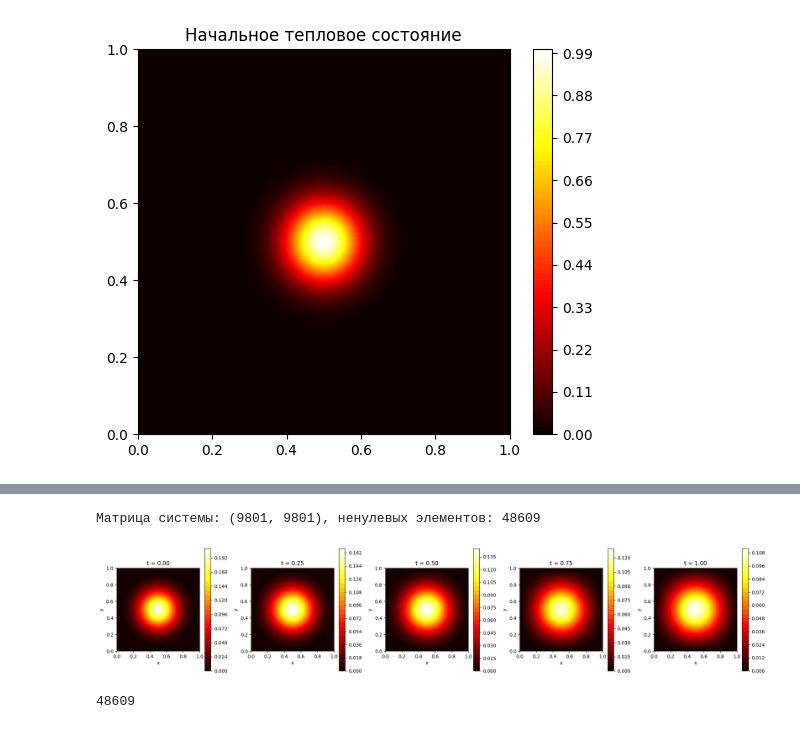
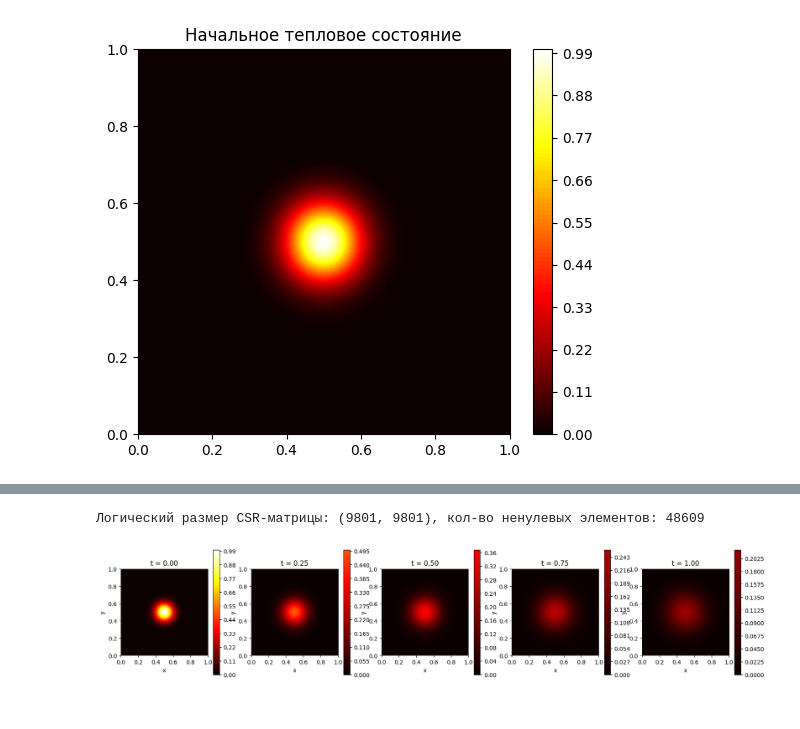
Before and after one commit to kimve1969/PINN, a Jupyter notebook: msu-pinn-2d-heat.ipynb, the cells around one changed output, grey strips where cells are left out. Cells and saved outputs as stored; diff of their text form; code cells hidden in the pictures.

```diff
--- a/msu-pinn-2d-heat.ipynb
+++ b/msu-pinn-2d-heat.ipynb
@@ -54,7 +76,7 @@ import matplotlib.pyplot as plt
 # ОБЩИЕ ПАРАМЕТРЫ
 # ================================================================
 alpha = 0.01
-Lx, Ly, T_final = 1.0, 1.0, 1.0
+Lx, Ly, T_final = 1.0, 1.0, 10.0
 
 # Сетка по x, y
 Nx, Ny = 101, 101
@@ -87,7 +109,8 @@ u0 = u.copy()
 # ============ Функция построения тепловой 2D-карты =====================
 def heat_plot(x_grid: np.ndarray, y_grid: np.ndarray, u_grid: np.ndarray, stitle: str):
   fig, ax = plt.subplots(figsize=(6, 5))
-  c = ax.contourf(x_grid, y_grid, u_grid, levels=100, cmap="hot", vmin=u_grid.min(), vmax=u_grid.max())
+  #c = ax.contourf(x_grid, y_grid, u_grid, levels=100, cmap="hot", vmin=u_grid.min(), vmax=u_grid.max())
+  c = ax.contourf(x_grid, y_grid, u_grid, levels=100, cmap="hot", vmin=0, vmax=1.0)
   plt.colorbar(c, ax=ax)
   plt.title(stitle)
   plt.show()
@@ -122,17 +129,18 @@ ay_coef = alpha * dt / dy**2
 # Внутренние индексы
 Nxi = Nx - 2
 Nyi = Ny - 2
-N_unknowns = Nxi * Nyi
 
-# Разреженная матрица системы M = I - dt*A
+# Разреженную матрицы системы M = I - dt*A будем представлять в виде 3-х векторов
 rows, cols, data = [], [], []
 
-
 def idx(i, j):
-    """Индекс внутреннего узла (i,j) в глобальном векторе, i=1..Nx-2, j=1..Ny-2"""
+    """
+    Линейный индекс для векторов rows, cols, data
+    рассчитанный по индексам внутреннего узла M(i,j), i=1..Nx-2, j=1..Ny-2
+    """
     return (i - 1) * Nyi + (j - 1)
 
-
+# упаковываем в три вектора согласно оператору M = I - dt*A (см.выше)
 for i in range(1, Nx - 1):
     for j in range(1, Ny - 1):
         k = idx(i, j)
@@ -159,51 +167,57 @@ for i in range(1, Nx - 1):
             cols.append(idx(i, j + 1))
             data.append(-ay_coef)
 
-M = sp.csr_matrix((data, (rows, cols)), shape=(N_unknowns, N_unknowns))
-print(f"Матрица системы: {M.shape}, ненулевых элементов: {M.nnz}")
+M = sp.csr_matrix((data, (rows, cols)))
+print(f"Логический размер CSR-матрицы: {M.shape}, кол-во ненулевых элементов: {M.nnz}")
 
-# Используем splu (быстро для разреженных матриц)
+# LU разложение матрицы
+# т.е. ур-ие вида Ax=b, решаем как PAQ=LU, где:
+# P,Q - матрицы перестановок строк и столбцов
+# L,U - нижне и верхне треугольные матрицы
+# получаем объект SuperLU, у которого есть метод solve()
+# для подстановки правой части b и есть .L, .U
 solve = spla.splu(M.tocsc())
 
 # ============ Решение по времени ============
 save_times = [0.0, 0.25, 0.5, 0.75, 1.0]
+# сюда сохраняем матрицу решений
 solutions = []
-save_indices = [int(round(t / dt)) for t in save_times]
+# сюда записываем номер шага по времени
+save_indices = [int(round(t / dt)) for t in save_times ]
+
+#u = u0
 
 for n in range(Nt + 1):
     if n in save_indices:
         solutions.append(u.copy())
     if n == Nt:
         break
     # правая часть - текущее решение во внутренних узлах
+    # вытягиваем матрицу в вектор, order="C" - порядок языка СИ
+    # т.е. в u[i,j] идем вначале по j, потом по i
     b = u[1:-1, 1:-1].reshape(-1, order="C")
-    # решаем СЛАУ
+    # решаем СЛАУ, где b = u^{n}, sol=u^{n+1}, где sol - вектор
     sol = solve.solve(b)
     # обновляем внутренние узлы
+    # обратная операция перепаковываем вектор в матрицу
     u[1:-1, 1:-1] = sol.reshape((Nxi, Nyi), order="C")
     # граничные условия
     u = apply_bc(u)
 
 # ============ Визуализация в контрольные моменты ============
 fig, axes = plt.subplots(1, len(solutions), figsize=(4 * len(solutions), 4))
 if len(solutions) == 1:
     axes = [axes]
 
 for ax, t, sol in zip(axes, save_times, solutions):
-    im = ax.contourf(X, Y, sol, levels=30, cmap="hot")
+    im = ax.contourf(X, Y, sol, levels=100, cmap="hot", vmin=0, vmax=1.0)
     ax.set_title(f"t = {t:.2f}")
     ax.set_xlabel("x")
     ax.set_ylabel("y")
     ax.set_aspect("equal")
     plt.colorbar(im, ax=ax)
 
-plt.tight_layout()
-plt.savefig("heat_2d_implicit.png", dpi=120)
 plt.show()
 # %% [output]
-Матрица системы: (9801, 9801), ненулевых элементов: 48609
+Логический размер CSR-матрицы: (9801, 9801), кол-во ненулевых элементов: 48609
-[figure, old version]
+[figure, new version]
-# %%
-M[M!=0.0].reshape(-1,1).size
-# %% [output]
-48609
```
Also changed, not shown: parts of 3 cells of this notebook.
